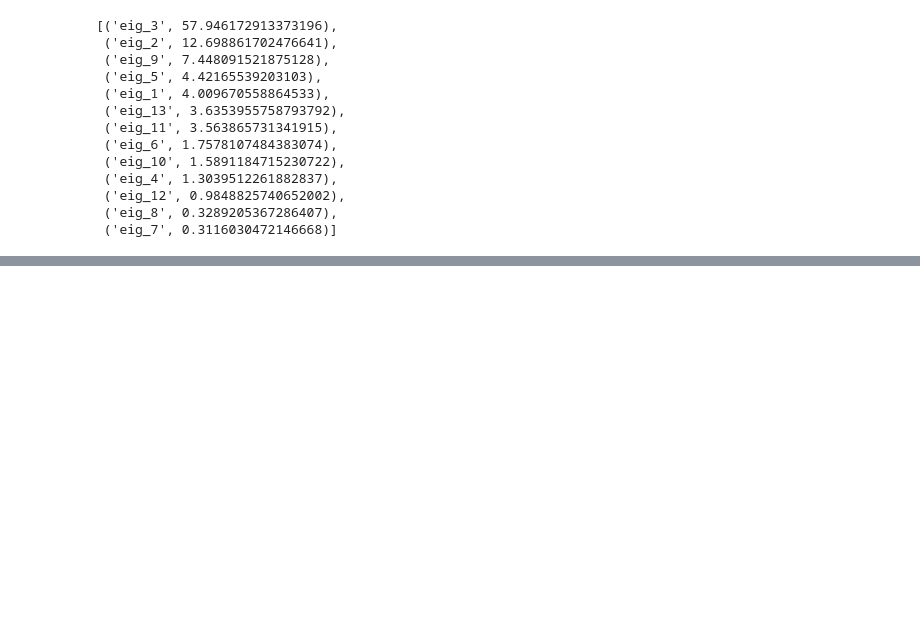
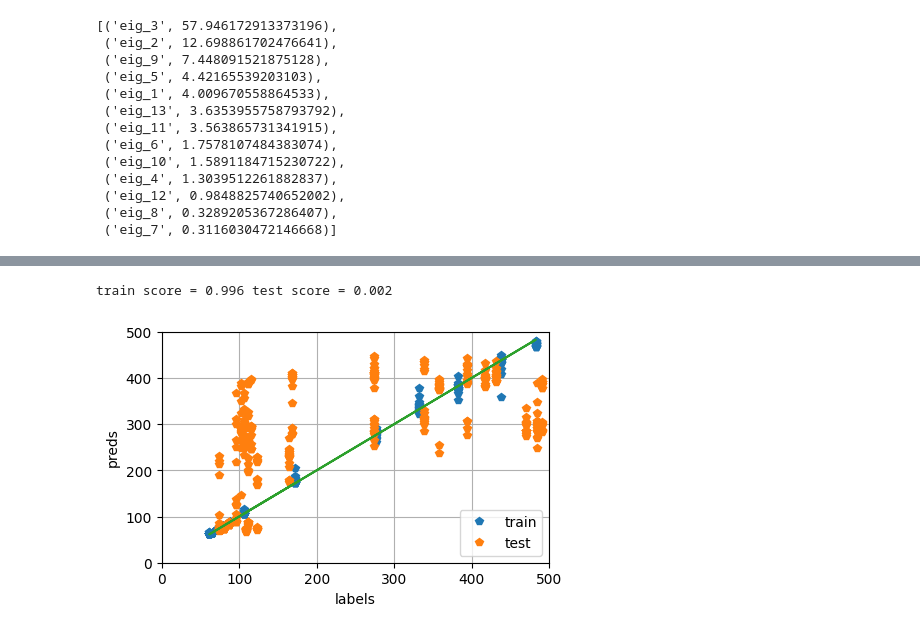
Before and after one commit to awadyn/network_exec_energy_study, a Jupyter notebook: full_logs/0x1d00_log_data/Analysis of correlation eigenvalues.ipynb, the cells around one changed output, grey strips where cells are left out. Saved outputs shown, nothing was run; the diff lists cells and outputs as text; code cells hidden in the pictures; blank space fills up the shorter version.

```diff
--- a/full_logs/0x1d00_log_data/Analysis of correlation eigenvalues.ipynb
+++ b/full_logs/0x1d00_log_data/Analysis of correlation eigenvalues.ipynb
@@ -231,0 +343,43 @@ sorted(zip(feat_col_names, 100*model.feature_importances_),
+# %%
+'''
+Experiment 1:
+
+Train on 200k and test on 400k/600k
+
+The model doesn't generalize i.e. while train errors are low,
+test errors are very high (R^2 ~ 0)
+
+There are two obvious reasons for this:
+
+a. during training, the model never had to learn patterns that help it predict QPS since QPS was uniform across
+the training set. Training on a random split of the combined 200k/400k/600k should indicate whether this is true
+(see below)
+
+b. There's no information in the eigenvalue spectrum about the QPS i.e. the eigenvalue spectra don't change
+as QPS changes (everything else being fixed). To be clear, "fixed" here doesn't mean constant - everything is a
+statistical quantity i.e. a random variable.
+'''
+
+lat_col = '99th'
+
+scale = True
+ratios = True
+log = False
+
+scorer = r2_score
+
+model = RandomForestRegressor()
+
+model, train_score, test_score = train(model,
+                                       lat_col,
+                                       df_200, #train = 200k
+                                       pd.concat([df_400, df_600], axis=0), #test = Union(400k, 600k)
+                                       scale=True,
+                                       ratios=True,
+                                       log=False,
+                                       scorer=r2_score,
+                                       plot=True)
+print(f'train score = {train_score:.3f} test score = {test_score:.3f}')
+# %% [output]
+train score = 0.996 test score = 0.002
+[figure, added]
```
Also changed, not shown: parts of 12 cells of this notebook.
